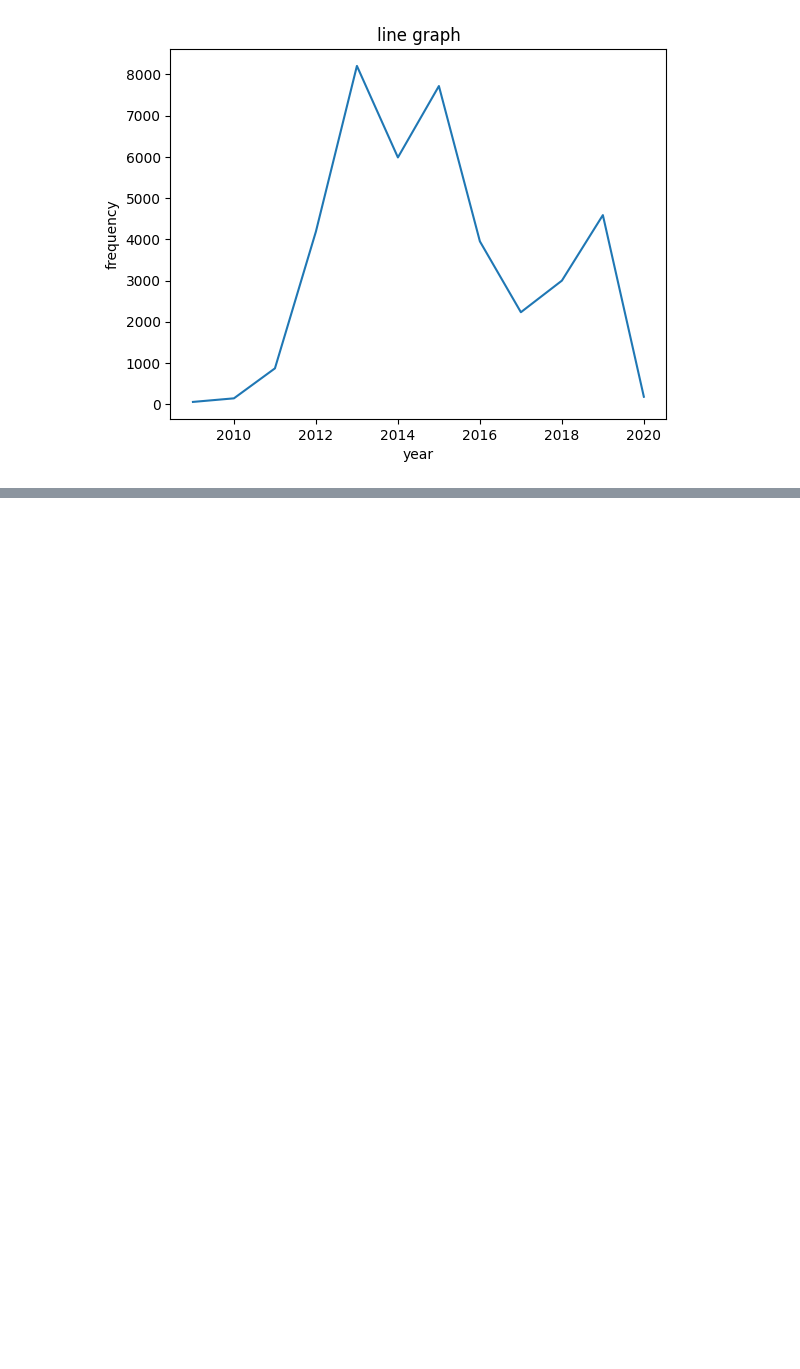
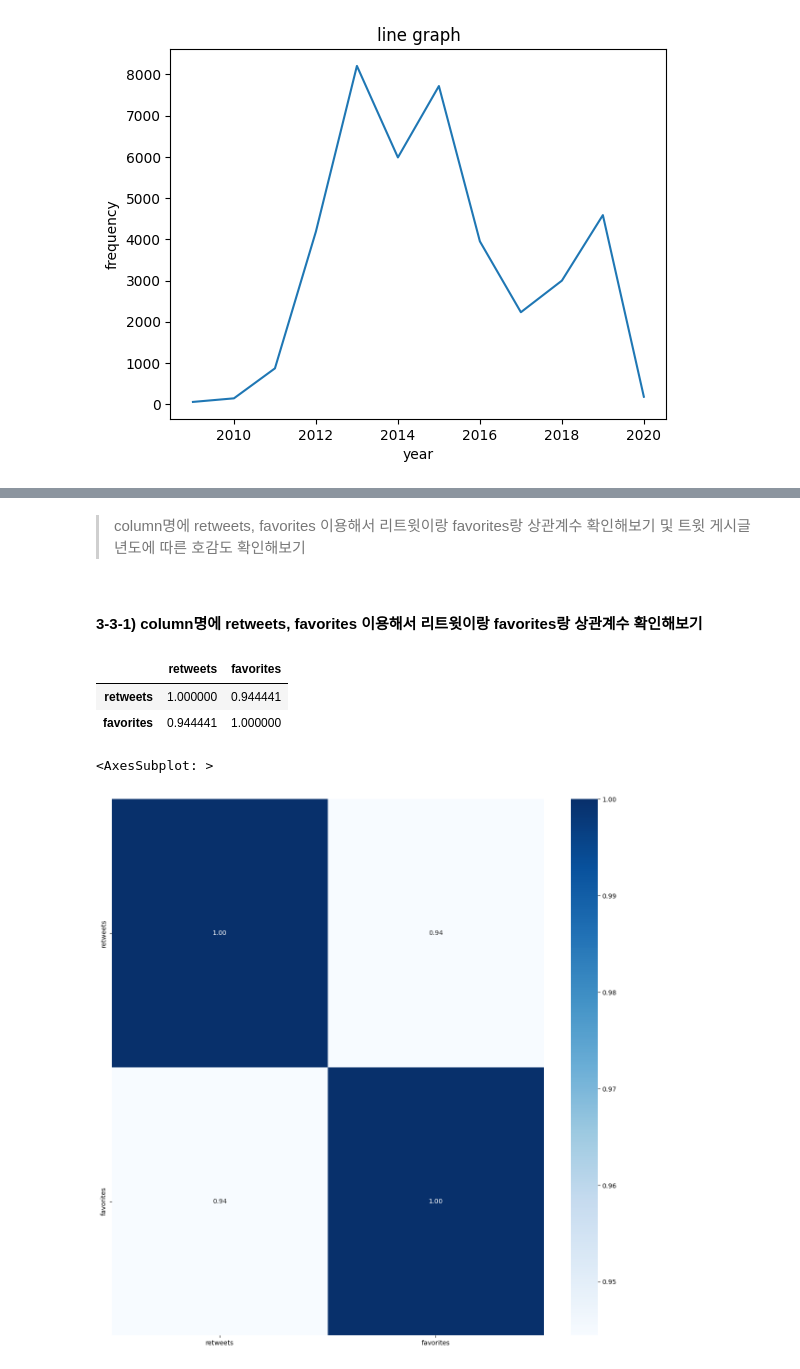
Before and after one commit to dablro12/data_analyses, a Jupyter notebook: 트럼프 대통령 트윗 분석/미니 프로젝트: 트럼프 대통령 트윗 분석.ipynb, the cells around one changed output, grey strips where cells are left out. Cells and saved outputs as stored; diff of their text form; code cells hidden in the pictures; blank space fills up the shorter version.

```diff
--- a/트럼프 대통령 트윗 분석/미니 프로젝트: 트럼프 대통령 트윗 분석.ipynb
+++ b/트럼프 대통령 트윗 분석/미니 프로젝트: 트럼프 대통령 트윗 분석.ipynb
@@ -115,0 +132,3 @@ plt.show()
+# %%
+df= pd.read_csv('./trumptweets.csv')
+df.head(3)
@@ -115,0 +140,19 @@ plt.show()
+# %% [markdown]
+> column명에 retweets, favorites 이용해서 리트윗이랑 favorites랑 상관계수 확인해보기 및 트윗 게시글 년도에 따른 호감도 확인해보기
+# %% [markdown]
+#### 3-3-1) column명에 retweets, favorites 이용해서 리트윗이랑 favorites랑 상관계수 확인해보기
+# %%
+ret_favor_df = df.loc[:,'retweets':'favorites']
+ret_favor_df.corr() # -> 좋아요와 리트윗사이에는 비슷한 상관계수를 가지고 있음을 알 수 있다.
+# %% [output]
+|  | retweets | favorites |
+| retweets | 1.000000 | 0.944441 |
+| favorites | 0.944441 | 1.000000 |
+# %%
+plt.figure(figsize=(15,15))
+sns.heatmap(data = ret_favor_df.corr(), annot=True,
+fmt = '.2f', cmap='Blues')
+##비슷한 상관계수를 가짐
+# %% [output]
+<AxesSubplot: >
+[figure, added]
```
Also changed, not shown: parts of 28 cells of this notebook, 1 other file.
